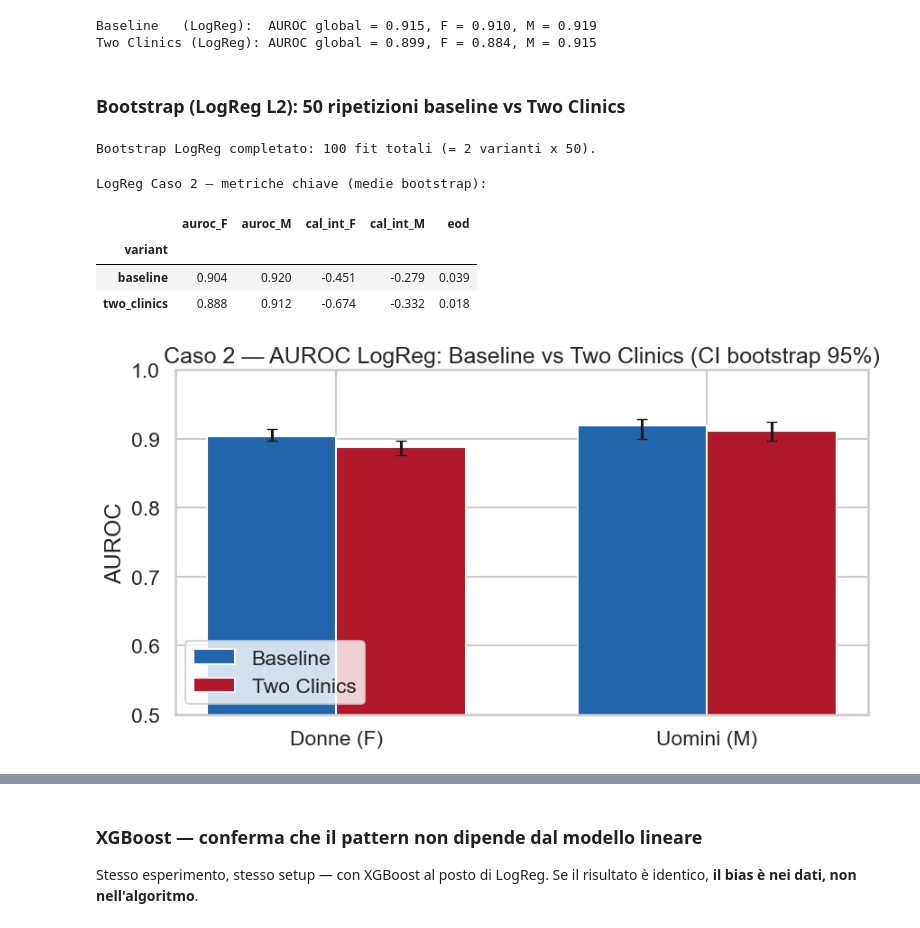
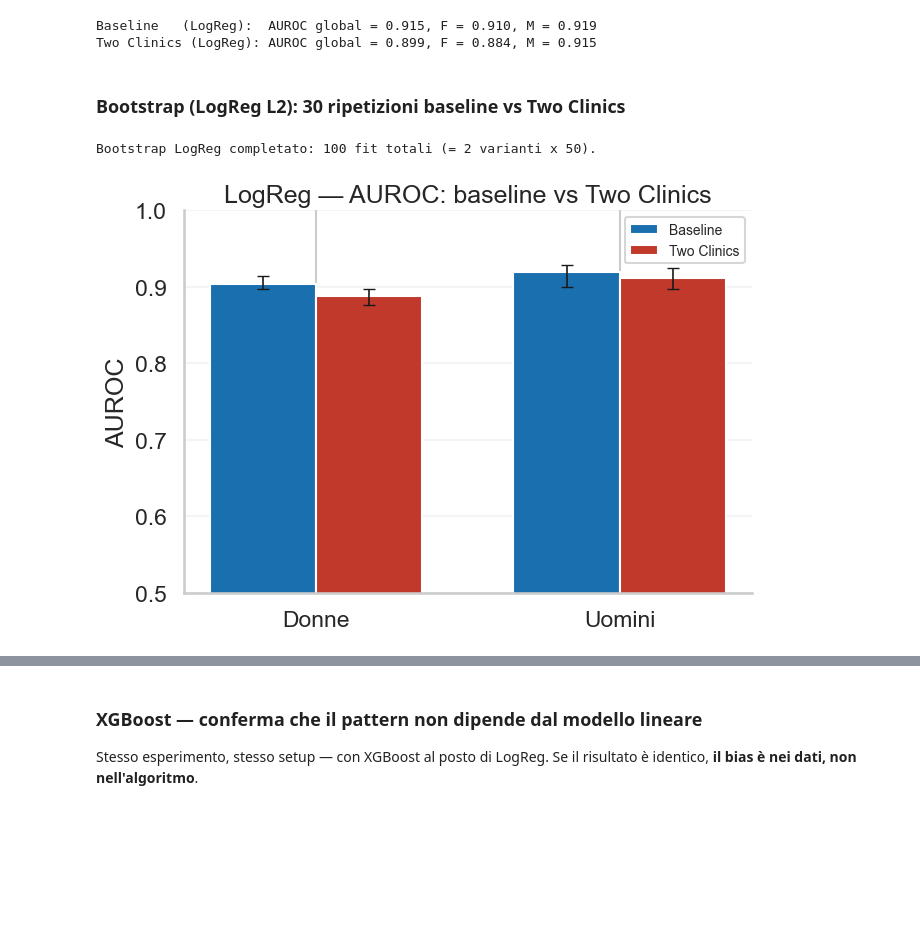
Before and after one commit to oliviariccomi/gender-bias-analysis, a Jupyter notebook: Fase_3_4_Modelli_Performance_Gap.ipynb, the cells around one changed output, grey strips where cells are left out. Saved outputs shown, nothing was run; the diff lists cells and outputs as text; code cells hidden in the pictures; blank space fills up the shorter version.

```diff
--- a/Fase_3_4_Modelli_Performance_Gap.ipynb
+++ b/Fase_3_4_Modelli_Performance_Gap.ipynb
@@ -96,7 +96,7 @@ DATA_PATH_ALT = 'NHANES_2013_2014_CSV/NHANES_2013_2014_CSV/NHANES_2013_2014_mast
 ZIP_FALLBACK  = 'NHANES_2013_2014_CSV.zip'
 OUTPUT_DIR    = 'archive'
 SEED          = 42
-N_BOOTSTRAP   = 50
+N_BOOTSTRAP   = 30
 
 # Risolvi il percorso effettivo del dato
 if os.path.exists(DATA_FILENAME):
@@ -1714,27 +1154,22 @@ grip_hand1_trial1_kg               15       8          7
 # %%
 summary_case1 = {
     'case': 'Case 1 - Bias di numerosita\' del genere',
-    'options_executed': ['1A', '1B', '1C'],
+    'options_executed': ['1A', '1B'],
     'n_total_train': 3000, 'n_test_fixed': int(len(test_fixed)),
     'bootstrap_n': N_BOOTSTRAP, 'seed': SEED,
     '1A': {
-        'target': 'bp_systolic_1', 'features': ['bmi', 'age_years'],
-        'mae_F_S0': float(results_1a.loc[results_1a['scenario']=='S0_50-50','mae_F'].mean()),
-        'mae_F_S3': float(results_1a.loc[results_1a['scenario']=='S3_5-95','mae_F'].mean()),
-        'mae_M_S0': float(results_1a.loc[results_1a['scenario']=='S0_50-50','mae_M'].mean()),
-        'mae_M_S3': float(results_1a.loc[results_1a['scenario']=='S3_5-95','mae_M'].mean()),
-    },
-    '1B': {
         'target': TARGET_1B, 'n_features': len(features_1b),
         'auroc_F_S0': float(results_1b.loc[results_1b['scenario']=='S0_50-50','auroc_F'].mean()),
         'auroc_F_S3': float(results_1b.loc[results_1b['scenario']=='S3_5-95','auroc_F'].mean()),
-        'delong_F_p': p_delong_F, 'delong_F_z': z_delong_F,
+        'cal_int_F_S0': float(results_1b.loc[results_1b['scenario']=='S0_50-50','cal_int_F'].mean()),
+        'cal_int_F_S3': float(results_1b.loc[results_1b['scenario']=='S3_5-95','cal_int_F'].mean()),
     },
-    '1C': {
+    '1B': {
         'target': TARGET_1C, 'n_features': len(features_1c),
         'auroc_F_S0': float(results_1c.loc[results_1c['scenario']=='S0_50-50','auroc_F'].mean()),
         'auroc_F_S3': float(results_1c.loc[results_1c['scenario']=='S3_5-95','auroc_F'].mean()),
-        'delong_F_p': p_dl_F_c, 'delong_F_z': z_F_c,
+        'cal_int_F_S0': float(results_1c.loc[results_1c['scenario']=='S0_50-50','cal_int_F'].mean()),
+        'cal_int_F_S3': float(results_1c.loc[results_1c['scenario']=='S3_5-95','cal_int_F'].mean()),
     }
 }
 with open(f'{OUTPUT_DIR}/case1/summary.json', 'w') as f:
@@ -1998,7 +1378,7 @@ print('Two Clinics (LogReg): AUROC global = {:.3f}, F = {:.3f}, M = {:.3f}'.form
 Baseline   (LogReg):  AUROC global = 0.915, F = 0.910, M = 0.919
 Two Clinics (LogReg): AUROC global = 0.899, F = 0.884, M = 0.915
 # %% [markdown]
-### Bootstrap (LogReg L2): 50 ripetizioni baseline vs Two Clinics
+### Bootstrap (LogReg L2): 30 ripetizioni baseline vs Two Clinics
 # %%
 records_2_lr = []
 rng_b = np.random.default_rng(SEED)
@@ -2017,51 +1397,39 @@ print(f'Bootstrap LogReg completato: {len(results_2_lr)} fit totali (= 2 variant
 # %% [output]
 Bootstrap LogReg completato: 100 fit totali (= 2 varianti x 50).
 # %%
-# Salvo metriche complete
+# Salvo metriche
 all_2_lr = ['auroc_F','auroc_M','tpr_F','tpr_M','cal_int_F','cal_int_M']
 (results_2_lr.groupby('variant')[all_2_lr].mean()
              .reindex(['baseline','two_clinics']).round(3)
              .to_csv(f'{OUTPUT_DIR}/case2/2_logreg_full_metrics.csv'))
 results_2_lr.to_csv(f'{OUTPUT_DIR}/case2/2_logreg_bootstrap_records.csv', index=False)
 
-# Tabella chiave: AUROC + calibrazione + EOD
-display_2 = ['auroc_F', 'auroc_M', 'cal_int_F', 'cal_int_M']
-summary_key_2 = results_2_lr.groupby('variant')[display_2].mean().reindex(['baseline','two_clinics'])
-summary_key_2['eod'] = (results_2_lr.groupby('variant')['tpr_M'].mean()
-                        - results_2_lr.groupby('variant')['tpr_F'].mean()).reindex(['baseline','two_clinics'])
-print("LogReg Caso 2 — metriche chiave (medie bootstrap):")
-display(summary_key_2.round(3))
-
-# Bar plot AUROC per sesso/variante
+# Bar plot AUROC per sesso/variante con CI bootstrap
 auroc_by = (results_2_lr.groupby('variant')[['auroc_F','auroc_M']]
                         .agg(['mean', lambda s: s.quantile(0.025), lambda s: s.quantile(0.975)]))
 auroc_by.columns = [f'{a}_{b}' for a, b in auroc_by.columns]
+
 x = np.arange(2); w = 0.35
-fig, ax = plt.subplots(figsize=(9, 5))
-ax.bar(x - w/2, [auroc_by.loc['baseline','auroc_F_mean'],    auroc_by.loc['baseline','auroc_M_mean']],
-       w, color='#2166ac', label='Baseline',
-       yerr=[[auroc_by.loc['baseline','auroc_F_mean']-auroc_by.loc['baseline','auroc_F_<lambda_0>'],
-              auroc_by.loc['baseline','auroc_M_mean']-auroc_by.loc['baseline','auroc_M_<lambda_0>']],
-             [auroc_by.loc['baseline','auroc_F_<lambda_1>']-auroc_by.loc['baseline','auroc_F_mean'],
-              auroc_by.loc['baseline','auroc_M_<lambda_1>']-auroc_by.loc['baseline','auroc_M_mean']]],
-       capsize=4)
-ax.bar(x + w/2, [auroc_by.loc['two_clinics','auroc_F_mean'], auroc_by.loc['two_clinics','auroc_M_mean']],
-       w, color='#b2182b', label='Two Clinics',
-       yerr=[[auroc_by.loc['two_clinics','auroc_F_mean']-auroc_by.loc['two_clinics','auroc_F_<lambda_0>'],
-              auroc_by.loc['two_clinics','auroc_M_mean']-auroc_by.loc['two_clinics','auroc_M_<lambda_0>']],
-             [auroc_by.loc['two_clinics','auroc_F_<lambda_1>']-auroc_by.loc['two_clinics','auroc_F_mean'],
-              auroc_by.loc['two_clinics','auroc_M_<lambda_1>']-auroc_by.loc['two_clinics','auroc_M_mean']]],
-       capsize=4)
-ax.set_xticks(x); ax.set_xticklabels(['Donne (F)', 'Uomini (M)'])
+fig, ax = plt.subplots(figsize=(7, 5))
+for offset, variant, color, label in [
+    (-w/2, 'baseline',    '#1a6faf', 'Baseline'),
+    (+w/2, 'two_clinics', '#c0392b', 'Two Clinics'),
+]:
+    means  = [auroc_by.loc[variant, f'auroc_F_mean'],   auroc_by.loc[variant, f'auroc_M_mean']]
+    lo_err = [means[0] - auroc_by.loc[variant, f'auroc_F_<lambda_0>'],
+              means[1] - auroc_by.loc[variant, f'auroc_M_<lambda_0>']]
+    hi_err = [auroc_by.loc[variant, f'auroc_F_<lambda_1>'] - means[0],
+              auroc_by.loc[variant, f'auroc_M_<lambda_1>'] - means[1]]
+    ax.bar(x + offset, means, w, color=color, label=label,
+           yerr=[lo_err, hi_err], capsize=4, error_kw=dict(linewidth=1.2))
+
+ax.set_xticks(x); ax.set_xticklabels(['Donne', 'Uomini'])
 ax.set_ylim(0.5, 1.0); ax.set_ylabel('AUROC')
-ax.set_title('Caso 2 — AUROC LogReg: Baseline vs Two Clinics (CI bootstrap 95%)')
-ax.legend(); plt.tight_layout()
-plt.savefig(f'{OUTPUT_DIR}/case2/auroc_logreg_bars.png', dpi=130)
+ax.set_title('LogReg — AUROC: baseline vs Two Clinics')
+ax.legend(fontsize=10); ax.grid(alpha=0.2, axis='y')
+ax.spines['top'].set_visible(False); ax.spines['right'].set_visible(False)
+plt.tight_layout()
+plt.savefig(f'{OUTPUT_DIR}/case2/auroc_logreg_bars.png', dpi=130, bbox_inches='tight')
 plt.show()
 # %% [output]
-LogReg Caso 2 — metriche chiave (medie bootstrap):
-|  | auroc_F | auroc_M | cal_int_F | cal_int_M | eod |
-| variant |  |  |  |  |  |
-| baseline | 0.904 | 0.920 | -0.451 | -0.279 | 0.039 |
-| two_clinics | 0.888 | 0.912 | -0.674 | -0.332 | 0.018 |
-[figure, old version]
+[figure, new version]
```
Also changed, not shown: parts of 56 cells of this notebook, 1 other file.
